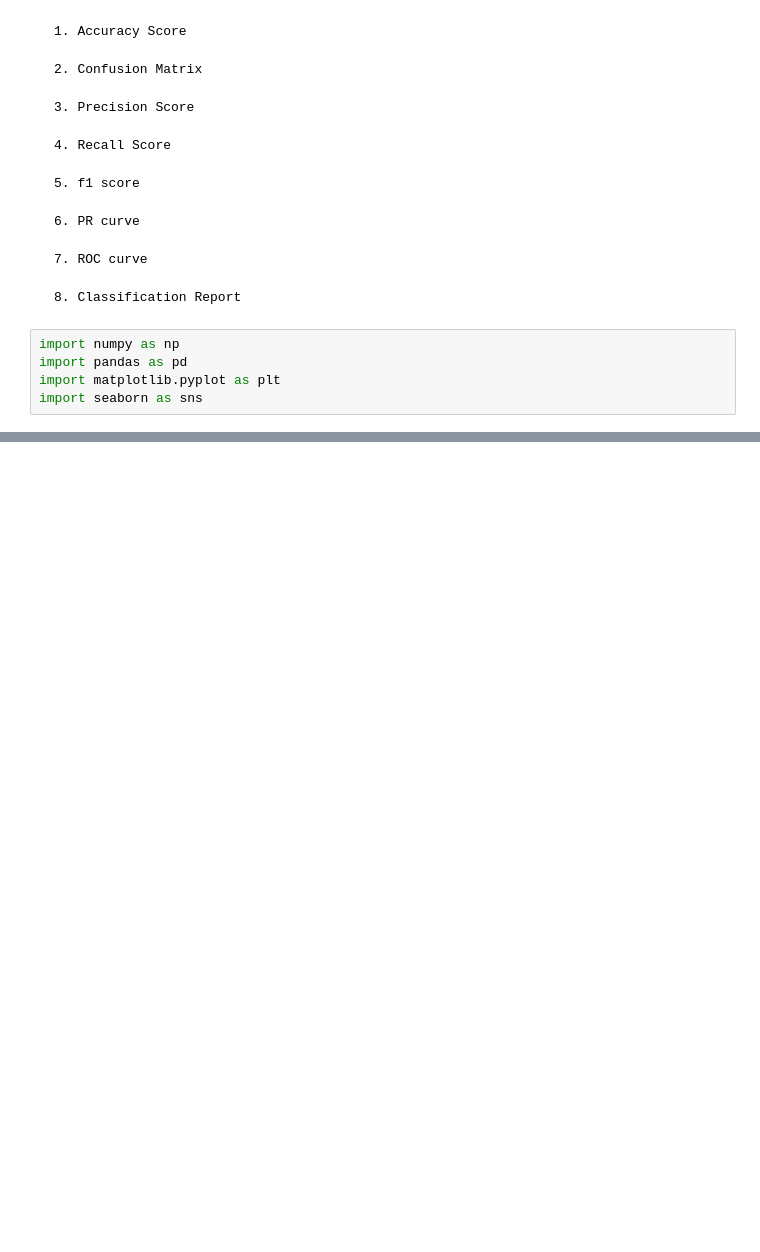
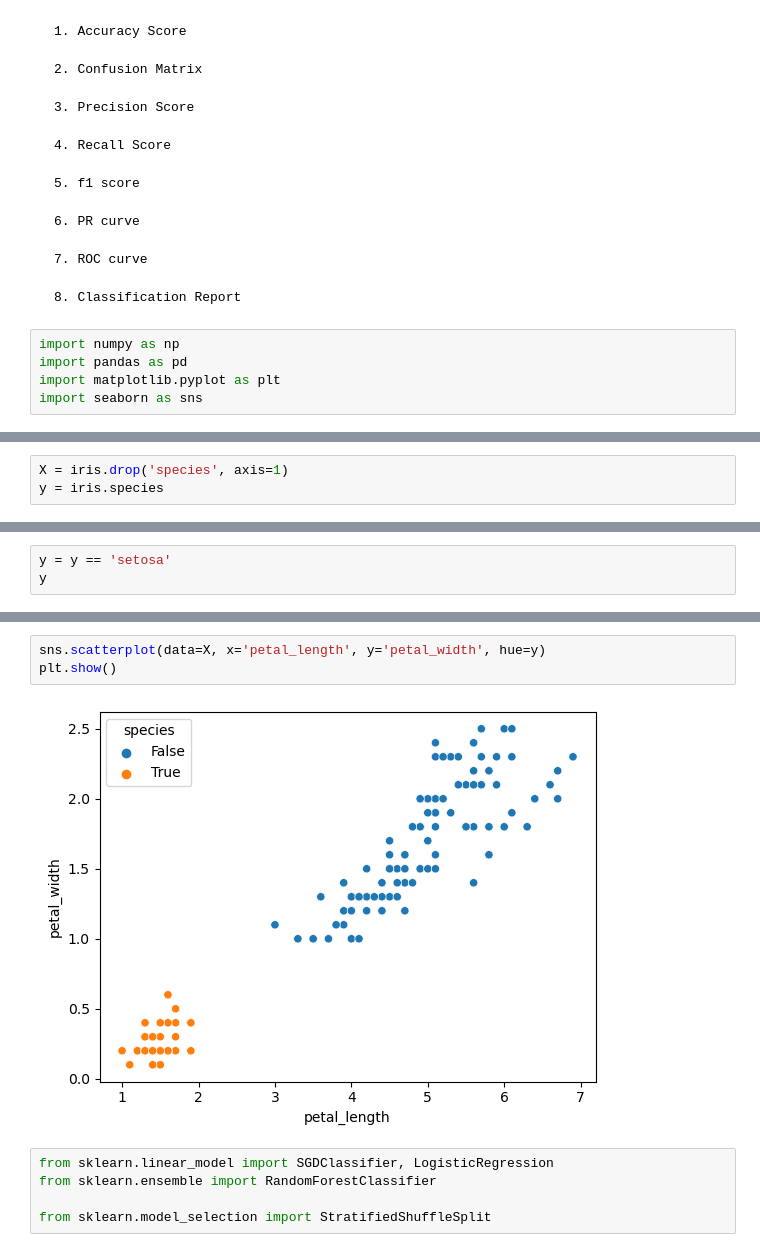
Before and after one commit to DeepratanKushwaha/ML-1-July-24, a Jupyter notebook: 19.Classification matrices.ipynb, the cells around one changed output, grey strips where cells are left out. Cells and saved outputs as stored; diff of their text form; blank space fills up the shorter version.

```diff
--- a/19.Classification matrices.ipynb
+++ b/19.Classification matrices.ipynb
@@ -23,0 +41,3 @@ import seaborn as sns
+# %%
+X = iris.drop('species', axis=1)
+y = iris.species
@@ -23,0 +88,3 @@ import seaborn as sns
+# %%
+y = y == 'setosa'
+y
@@ -23,0 +104,10 @@ import seaborn as sns
+# %%
+sns.scatterplot(data=X, x='petal_length', y='petal_width', hue=y)
+plt.show()
+# %% [output]
+[figure, added]
+# %%
+from sklearn.linear_model import SGDClassifier, LogisticRegression
+from sklearn.ensemble import RandomForestClassifier
+
+from sklearn.model_selection import StratifiedShuffleSplit
```
Also changed, not shown: parts of 86 cells of this notebook.
